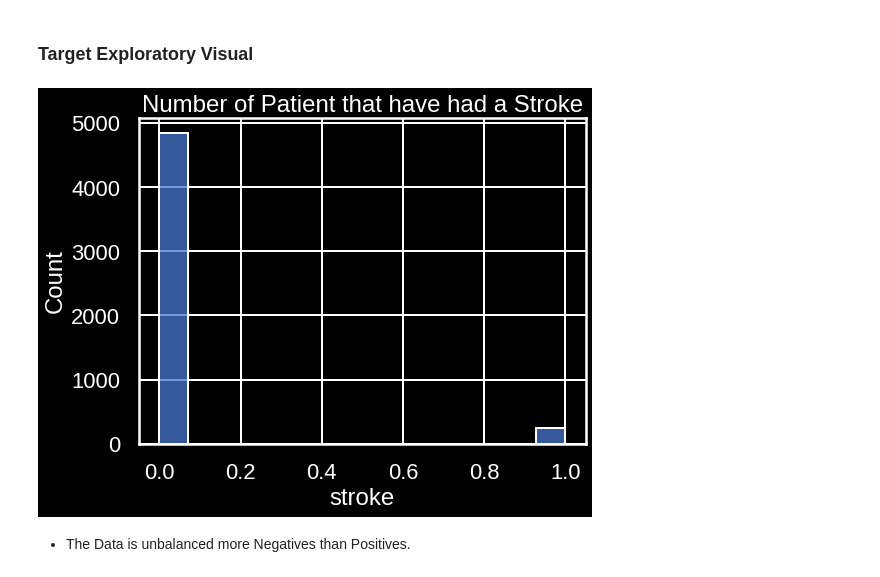
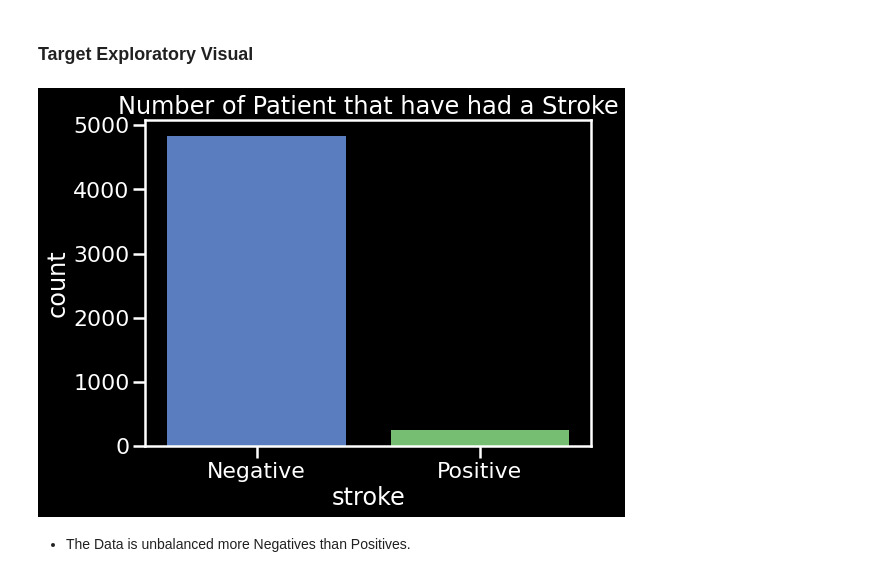
Before and after one commit to Bschreff/Heath-Care-Predictions, a Jupyter notebook: Stroke.ipynb, the cells around one changed output. Cells and saved outputs as stored; diff of their text form; code cells hidden in the pictures.

```diff
--- a/Stroke.ipynb
+++ b/Stroke.ipynb
@@ -289,12 +289,13 @@ df[df['work_type']=='Never_worked']
 ### **Target Exploratory Visual**
 # %%
 plt.figure(figsize=(8,6))
-sns.histplot(data = df, x = 'stroke');
+g = sns.countplot(data = df, x = 'stroke');
 plt.title('Number of Patient that have had a Stroke');
 sns.set_context('poster')
 plt.style.use(['dark_background', 'seaborn-muted'])
+g.set_xticklabels(['Negative','Positive']);
 # %% [output]
-[figure, old version]
+[figure, new version]
 # %% [markdown]
   - The Data is unbalanced more Negatives than Positives.
 # %% [markdown]
```
Also changed, not shown: parts of 1 cell of this notebook.
